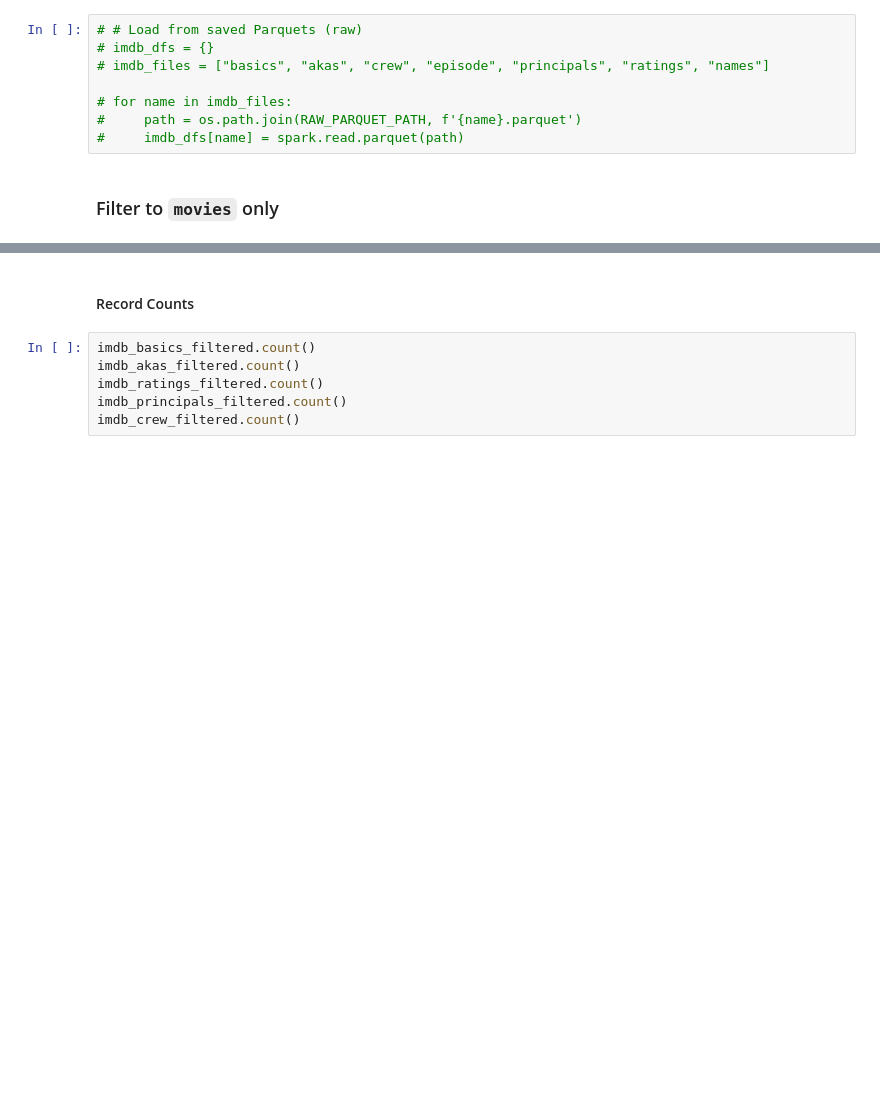
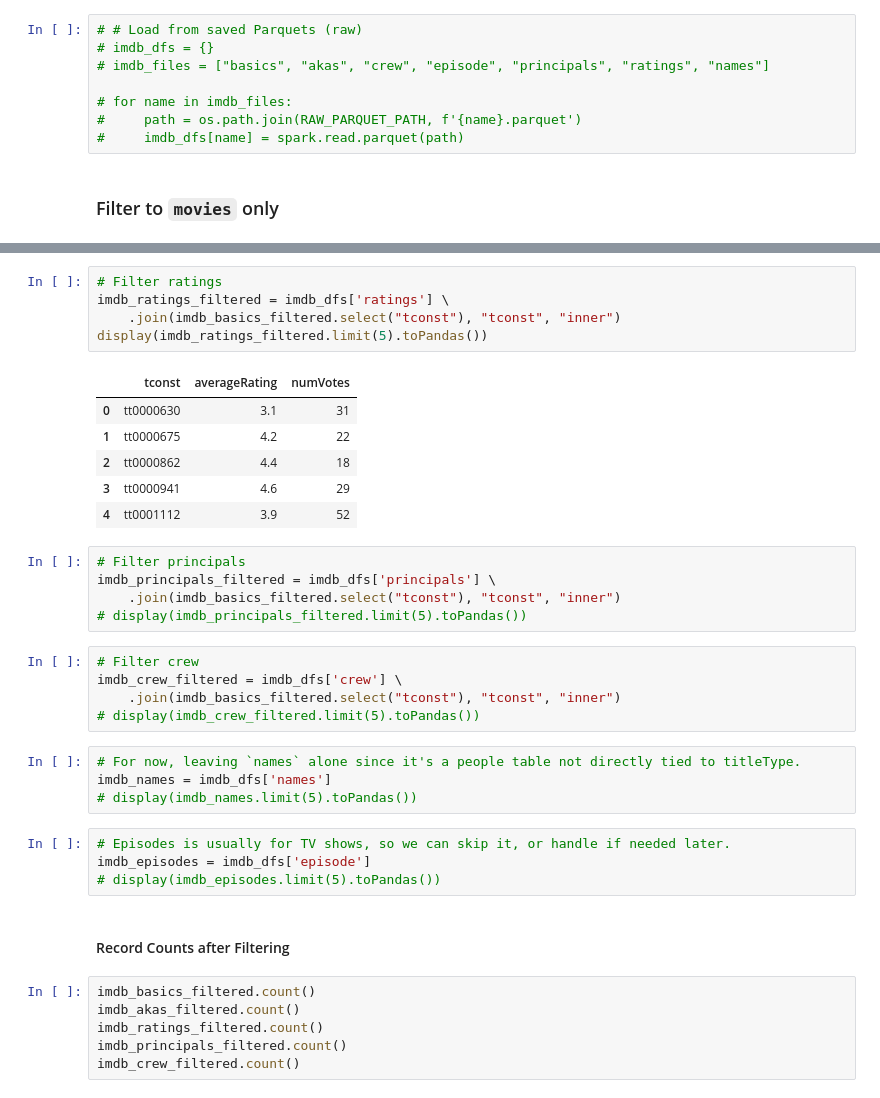
Before and after one commit to atomicshells/imdb-project, a Jupyter notebook: notebooks/exploratory-analysis.ipynb, the cells around one changed output, grey strips where cells are left out. Drawn from its saved outputs; the diff is of its cells as text; blank space fills up the shorter version.

```diff
--- a/notebooks/exploratory-analysis.ipynb
+++ b/notebooks/exploratory-analysis.ipynb
@@ -408,5 +352,35 @@ imdb_episodes = imdb_dfs['episode']
+# %%
+# Filter ratings
+imdb_ratings_filtered = imdb_dfs['ratings'] \
+    .join(imdb_basics_filtered.select("tconst"), "tconst", "inner")
+display(imdb_ratings_filtered.limit(5).toPandas())
+# %% [output]
+|  | tconst | averageRating | numVotes |
+| 0 | tt0000630 | 3.1 | 31 |
+| 1 | tt0000675 | 4.2 | 22 |
+| 2 | tt0000862 | 4.4 | 18 |
+| 3 | tt0000941 | 4.6 | 29 |
+| 4 | tt0001112 | 3.9 | 52 |
+# %%
+# Filter principals
+imdb_principals_filtered = imdb_dfs['principals'] \
+    .join(imdb_basics_filtered.select("tconst"), "tconst", "inner")
+# display(imdb_principals_filtered.limit(5).toPandas())
+# %%
+# Filter crew
+imdb_crew_filtered = imdb_dfs['crew'] \
+    .join(imdb_basics_filtered.select("tconst"), "tconst", "inner")
+# display(imdb_crew_filtered.limit(5).toPandas())
+# %%
+# For now, leaving `names` alone since it's a people table not directly tied to titleType.
+imdb_names = imdb_dfs['names']
+# display(imdb_names.limit(5).toPandas())
+# %%
+# Episodes is usually for TV shows, so we can skip it, or handle if needed later.
+imdb_episodes = imdb_dfs['episode']
+# display(imdb_episodes.limit(5).toPandas())
 # %% [markdown]
-#### Record Counts
+#### Record Counts after Filtering
 # %%
 imdb_basics_filtered.count()
 imdb_akas_filtered.count()
```
Also changed, not shown: parts of 38 cells of this notebook.
